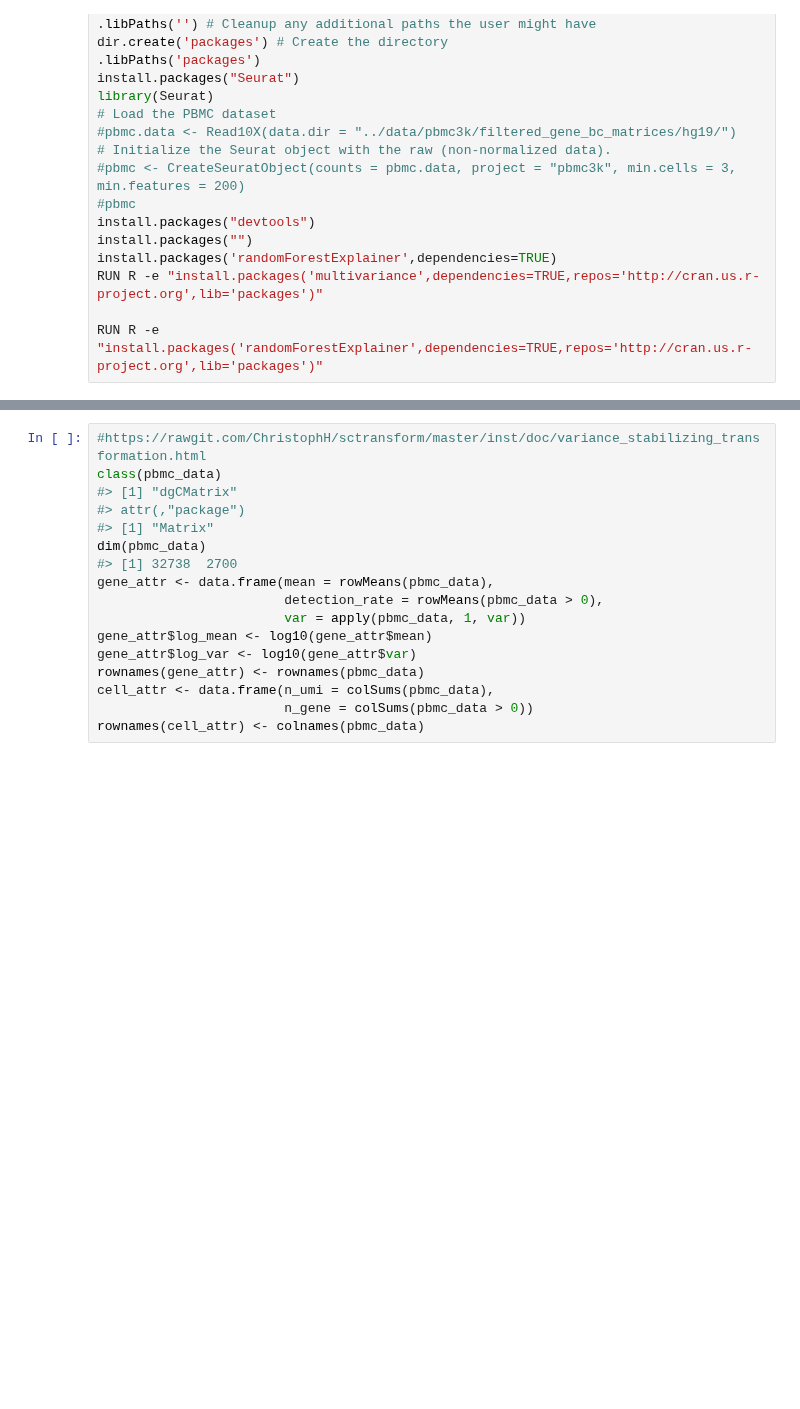
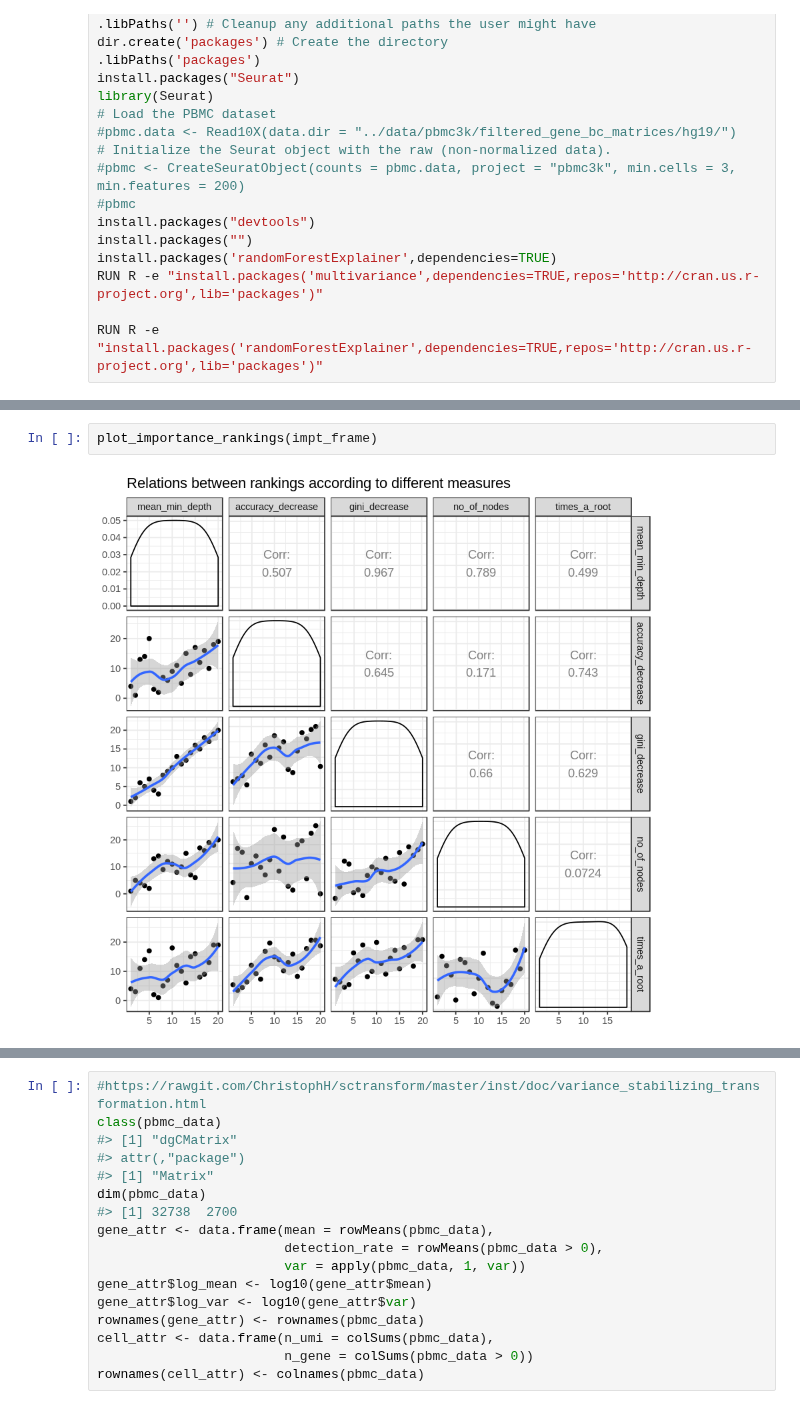
Before and after one commit to animesh/notebooks, a Jupyter notebook: scRatch.ipynb, the cells around one changed output, grey strips where cells are left out. Drawn from its saved outputs; the diff is of its cells as text; blank space fills up the shorter version.

```diff
--- a/scRatch.ipynb
+++ b/scRatch.ipynb
@@ -48,0 +217,4 @@ ERROR: Error: package or namespace load failed for ‘tidyverse’ in loadNamesp
+# %%
+plot_importance_rankings(impt_frame)
+# %% [output]
+[figure, added]
```
Also changed, not shown: parts of 21 cells of this notebook, 2 other files.
